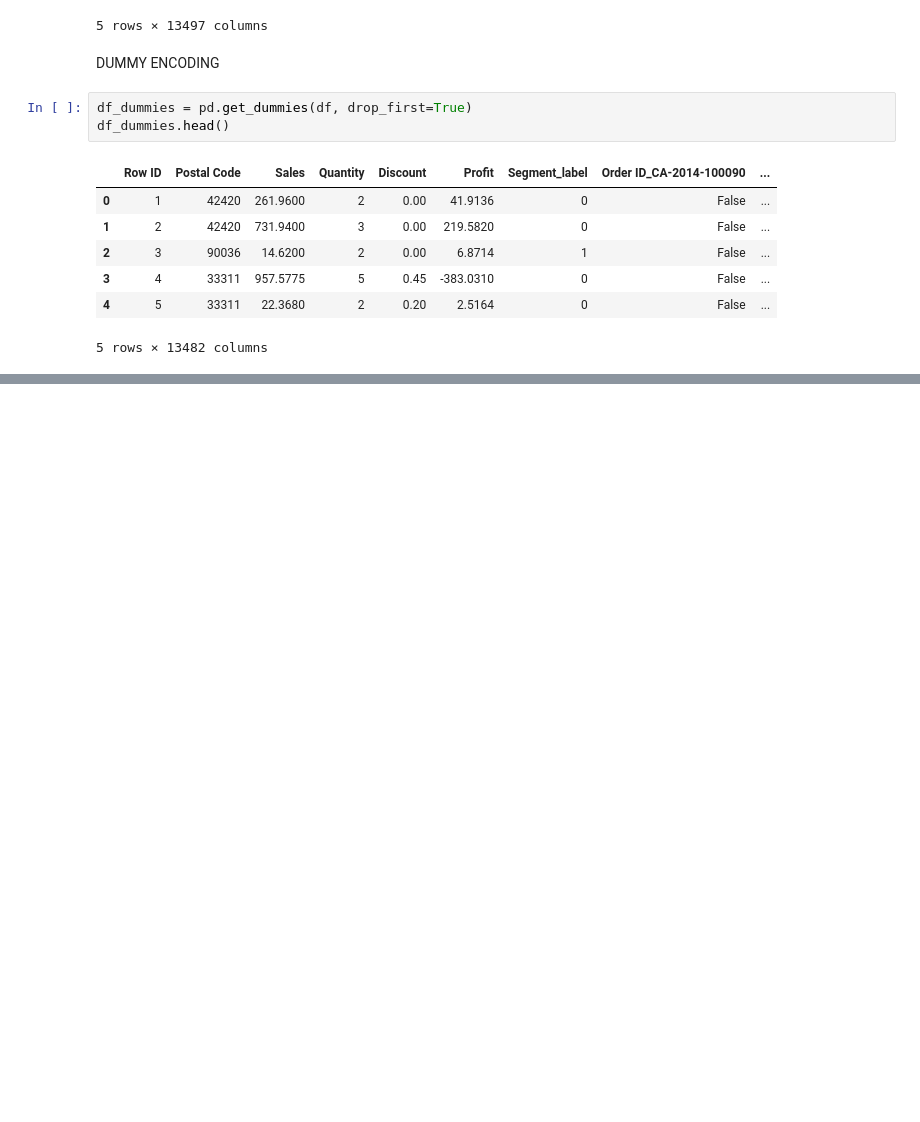
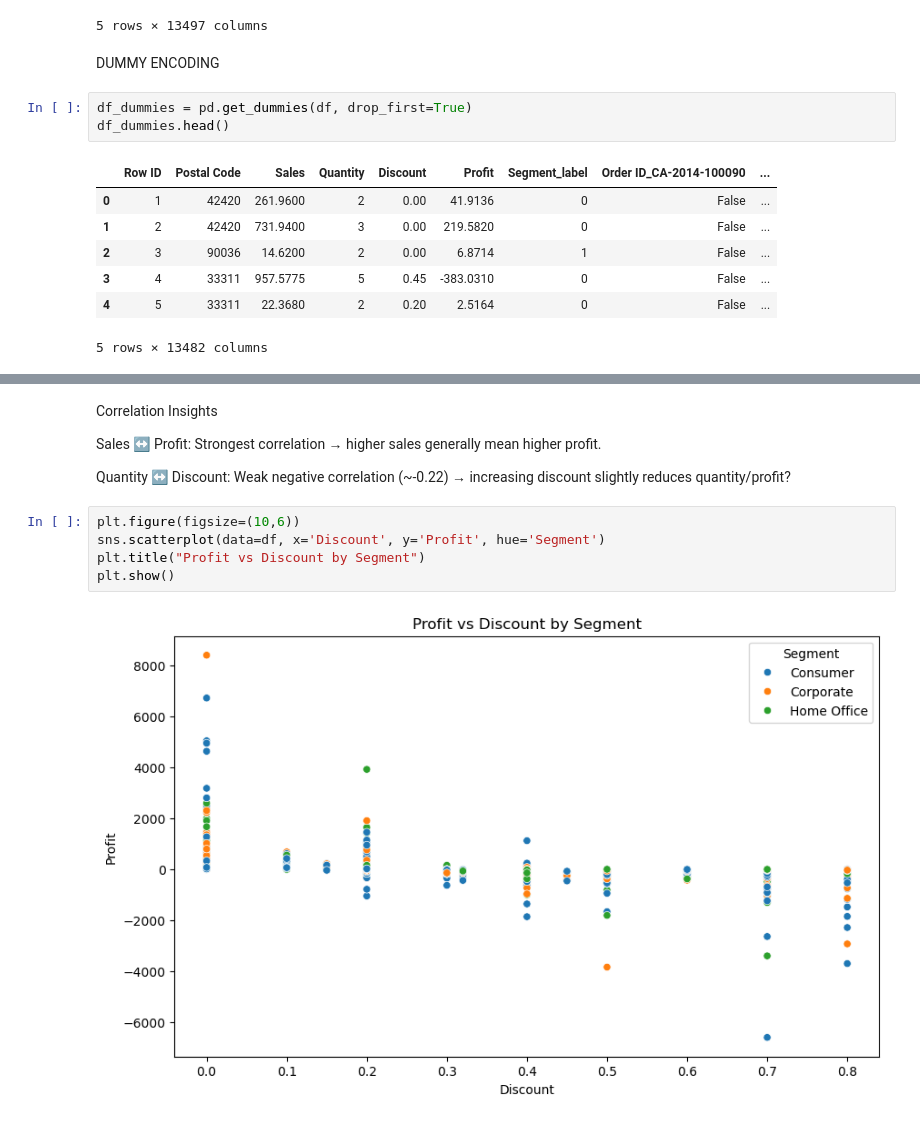
Before and after one commit to hassanh7n/EDA_Superstore, a Jupyter notebook: EDA_Superstore.ipynb, the cells around one changed output, grey strips where cells are left out. Saved outputs shown, nothing was run; the diff lists cells and outputs as text; blank space fills up the shorter version.

```diff
--- a/EDA_Superstore.ipynb
+++ b/EDA_Superstore.ipynb
@@ -165,0 +184,13 @@ R2 Score: 0.8000963197618641
+# %% [markdown]
+Correlation Insights
+
+Sales ↔ Profit: Strongest correlation → higher sales generally mean higher profit.
+
+Quantity ↔ Discount: Weak negative correlation (~-0.22) → increasing discount slightly reduces quantity/profit?
+# %%
+plt.figure(figsize=(10,6))
+sns.scatterplot(data=df, x='Discount', y='Profit', hue='Segment')
+plt.title("Profit vs Discount by Segment")
+plt.show()
+# %% [output]
+[figure, added]
```
Also changed, not shown: parts of 24 cells of this notebook, 1 other file.
